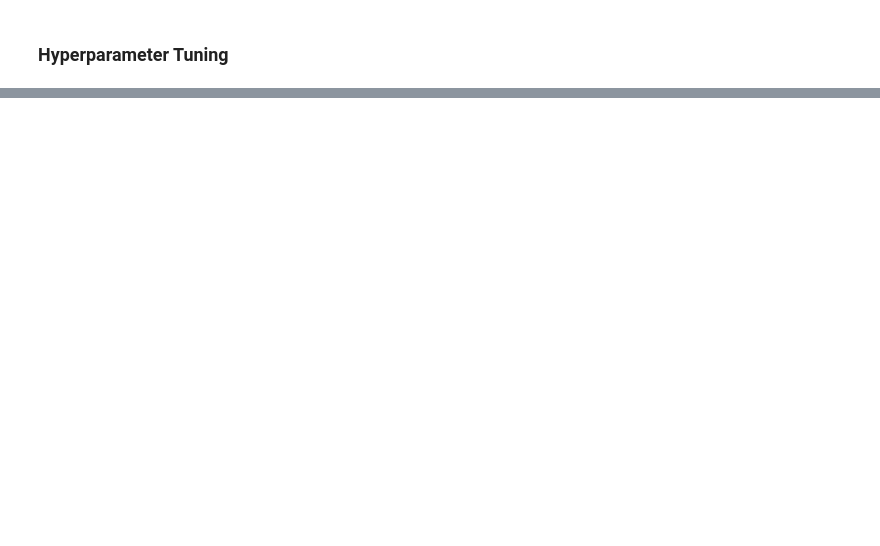
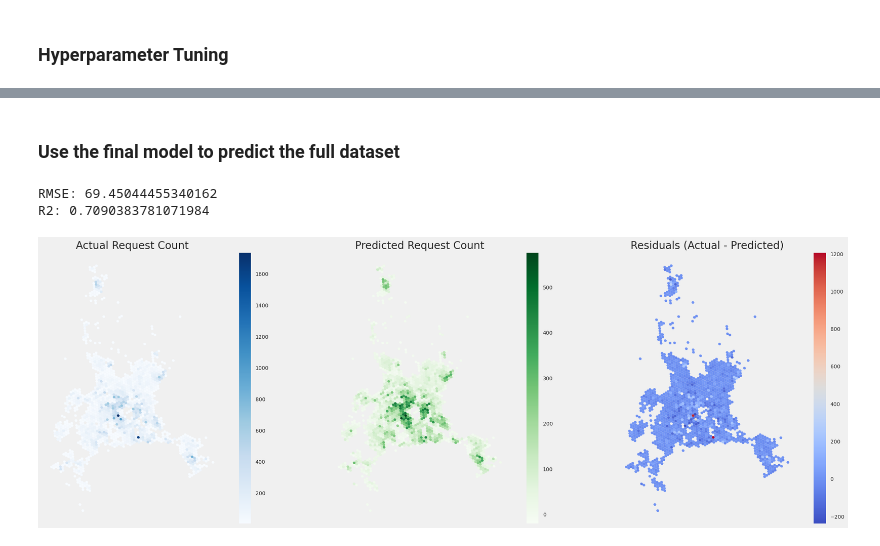
Before and after one commit to AMKiller/ds_code_challenge, a Jupyter notebook: notebooks/02_feature_engineering_and_modeling.ipynb, the cells around one changed output, grey strips where cells are left out. Drawn from its saved outputs; the diff is of its cells as text; code cells hidden in the pictures; blank space fills up the shorter version.

Commit message:
predict on full dataset

```diff
--- a/notebooks/02_feature_engineering_and_modeling.ipynb
+++ b/notebooks/02_feature_engineering_and_modeling.ipynb
@@ -487,0 +582,80 @@ R2: 0.4354592680579895
+# %% [markdown]
+### Use the final model to predict the full dataset
+# %%
+params = study.best_params
+
+numeric_features = selector(dtype_include='number')(X)
+categorical_features = selector(dtype_include='object')(X)
+
+# Pipelines
+numeric_pipeline = Pipeline([
+    ('imputer', SimpleImputer(strategy='mean')),
+    ('scaler', StandardScaler())
+])
+categorical_pipeline = Pipeline([
+    ('imputer', SimpleImputer(strategy='most_frequent')),
+    ('onehot', OneHotEncoder(handle_unknown='ignore'))
+])
+
+preprocessor = ColumnTransformer([
+    ('num', numeric_pipeline, numeric_features),
+    ('cat', categorical_pipeline, categorical_features)
+])
+
+pipeline = Pipeline([
+    ('preprocessor', preprocessor),
+    ('regressor', LGBMRegressor(**params,
+                                objective= "regression",
+                                metric="rmse",
+                                n_estimators=1000,
+                                verbosity= -1,
+                                bagging_freq= 1,))
+                            ])
+
+pipeline.fit(X, y)
+y_pred = pipeline.predict(X)
+
+print("RMSE:", mean_squared_error(y, y_pred, squared=False))
+print("R2:", r2_score(y, y_pred))
+# %% [output]
+RMSE: 69.45044455340162
+R2: 0.7090383781071984
+# %%
+results_df = X.copy()
+results_df = results_df.reset_index()
+results_df['actual'] = y
+results_df['predicted'] = y_pred
+results_df['residual'] = results_df['actual'] - results_df['predicted']
+results_df['h3_index'] = results_df['h3_level8_index']
+
+# 3. Convert h3 index to polygon
+def h3_to_geo_boundary(h):
+    boundary = h3.h3_to_geo_boundary(h, geo_json=True)
+    return Polygon(boundary)
+
+results_df = results_df[results_df['h3_index'].notna()].copy()
+results_df['geometry'] = results_df['h3_index'].apply(h3_to_geo_boundary)
+gdf = gpd.GeoDataFrame(results_df, geometry='geometry', crs='EPSG:4326')
+
+# 4. Plot actual vs predicted vs residuals
+fig, axes = plt.subplots(1, 3, figsize=(24, 8))
+
+# Actual
+gdf.plot(column='actual', cmap='Blues', legend=True, ax=axes[0])
+axes[0].set_title("Actual Request Count")
+
+# Predicted
+gdf.plot(column='predicted', cmap='Greens', legend=True, ax=axes[1])
+axes[1].set_title("Predicted Request Count")
+
+# Residuals
+gdf.plot(column='residual', cmap='coolwarm', legend=True, ax=axes[2])
+axes[2].set_title("Residuals (Actual - Predicted)")
+
+for ax in axes:
+    ax.axis('off')
+
+plt.tight_layout()
+plt.show()
+# %% [output]
+[figure, added]
```
Also changed, not shown: parts of 16 cells of this notebook.
